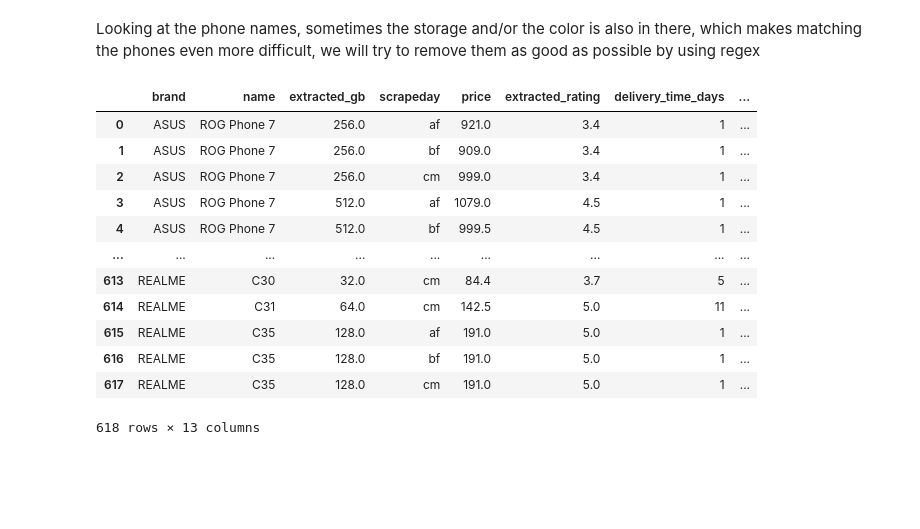
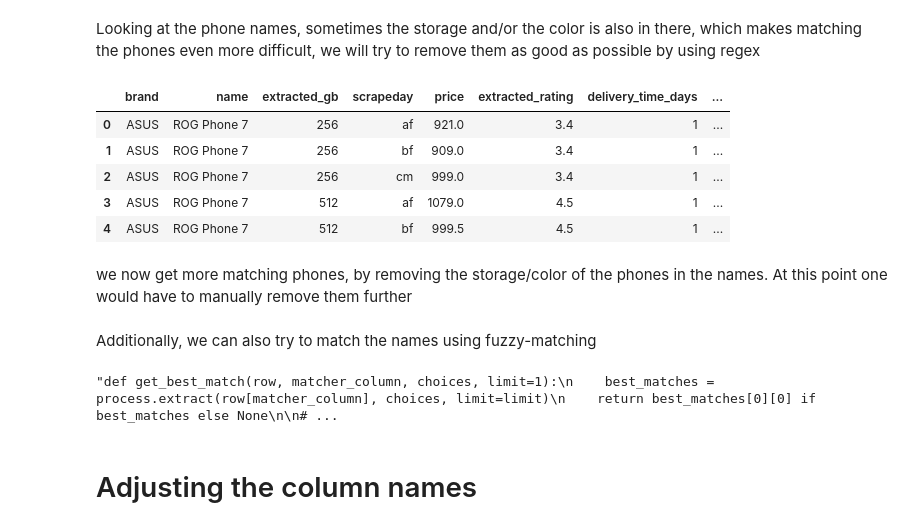
Before and after one commit to rportm/cip_project, a Jupyter notebook: joining_data.ipynb, the cells around one changed output. Cells and saved outputs as stored; diff of their text form; code cells hidden in the pictures; blank space fills up the shorter version.

```diff
--- a/joining_data.ipynb
+++ b/joining_data.ipynb
@@ -95,3 +85,6 @@ df_oli
+# %%
+#also convert extracted_gb in df_robin to int
+df_robin["extracted_gb"] = df_robin["extracted_gb"].astype(int)
 # %%
 #remove all the refurbished phones from olis' dataset
 df_oli = df_oli[df_oli["refurbished"] == 0].copy()
@@ -143,5 +129,5 @@ def mode_agg(series):
     return mode(series).mode[0]
 
 df_robin_grouped = df_robin.groupby(["brand", "name", "extracted_gb", "scrapeday"], as_index=False).\
-    agg({"price": "mean", "extracted_rating": mode_agg, "delivery_time_days": mode_agg})
+    agg({"price": "mean", "extracted_rating": pd.Series.mode, "delivery_time_days": pd.Series.mode})
 # %%
@@ -306,21 +271,30 @@ def clean_phone_name(name):
 df_robin_grouped['cleaned_phone_name'] = df_robin_grouped['name'].apply(clean_phone_name)
 df_oli_grouped['cleaned_phone_name'] = df_oli_grouped['model'].apply(clean_phone_name)
 # %%
-pd.merge(df_robin_grouped, df_oli_grouped,
+df_merged = pd.merge(df_robin_grouped, df_oli_grouped,
                      left_on=["brand", "cleaned_phone_name", "extracted_gb","scrapeday"],
                      right_on=["brand", "cleaned_phone_name", "storage", "scrapeday"],
                      how="inner", suffixes=("_digitec", "_mediamarkt"))
+df_merged.head()
 # %% [output]
 |  | brand | name | extracted_gb | scrapeday | price | extracted_rating | delivery_time_days | ... |
-| 0 | ASUS | ROG Phone 7 | 256.0 | af | 921.0 | 3.4 | 1 | ... |
-| 1 | ASUS | ROG Phone 7 | 256.0 | bf | 909.0 | 3.4 | 1 | ... |
-| 2 | ASUS | ROG Phone 7 | 256.0 | cm | 999.0 | 3.4 | 1 | ... |
-| 3 | ASUS | ROG Phone 7 | 512.0 | af | 1079.0 | 4.5 | 1 | ... |
-| 4 | ASUS | ROG Phone 7 | 512.0 | bf | 999.5 | 4.5 | 1 | ... |
-| ... | ... | ... | ... | ... | ... | ... | ... | ... |
-| 613 | REALME | C30 | 32.0 | cm | 84.4 | 3.7 | 5 | ... |
-| 614 | REALME | C31 | 64.0 | cm | 142.5 | 5.0 | 11 | ... |
-| 615 | REALME | C35 | 128.0 | af | 191.0 | 5.0 | 1 | ... |
-| 616 | REALME | C35 | 128.0 | bf | 191.0 | 5.0 | 1 | ... |
-| 617 | REALME | C35 | 128.0 | cm | 191.0 | 5.0 | 1 | ... |
+| 0 | ASUS | ROG Phone 7 | 256 | af | 921.0 | 3.4 | 1 | ... |
+| 1 | ASUS | ROG Phone 7 | 256 | bf | 909.0 | 3.4 | 1 | ... |
+| 2 | ASUS | ROG Phone 7 | 256 | cm | 999.0 | 3.4 | 1 | ... |
+| 3 | ASUS | ROG Phone 7 | 512 | af | 1079.0 | 4.5 | 1 | ... |
+| 4 | ASUS | ROG Phone 7 | 512 | bf | 999.5 | 4.5 | 1 | ... |
-618 rows × 13 columns
+# %% [markdown]
+we now get more matching phones, by removing the storage/color of the phones in the names. At this point one would have to manually remove them further
+# %% [markdown]
+Additionally, we can also try to match the names using fuzzy-matching
+# %%
+"""def get_best_match(row, matcher_column, choices, limit=1):
+    best_matches = process.extract(row[matcher_column], choices, limit=limit)
+    return best_matches[0][0] if best_matches else None
+
+# Applying fuzzy matching
+df_robin_grouped.apply(get_best_match, axis=1, matcher_column='name', choices=df_oli_grouped['model'].tolist())"""
+# %% [output]
+"def get_best_match(row, matcher_column, choices, limit=1):\n    best_matches = process.extract(row[matcher_column], choices, limit=limit)\n    return best_matches[0][0] if best_matches else None\n\n# ...
+# %% [markdown]
+# Adjusting the column names
```
Also changed, not shown: parts of 15 cells of this notebook, 1 other file.
